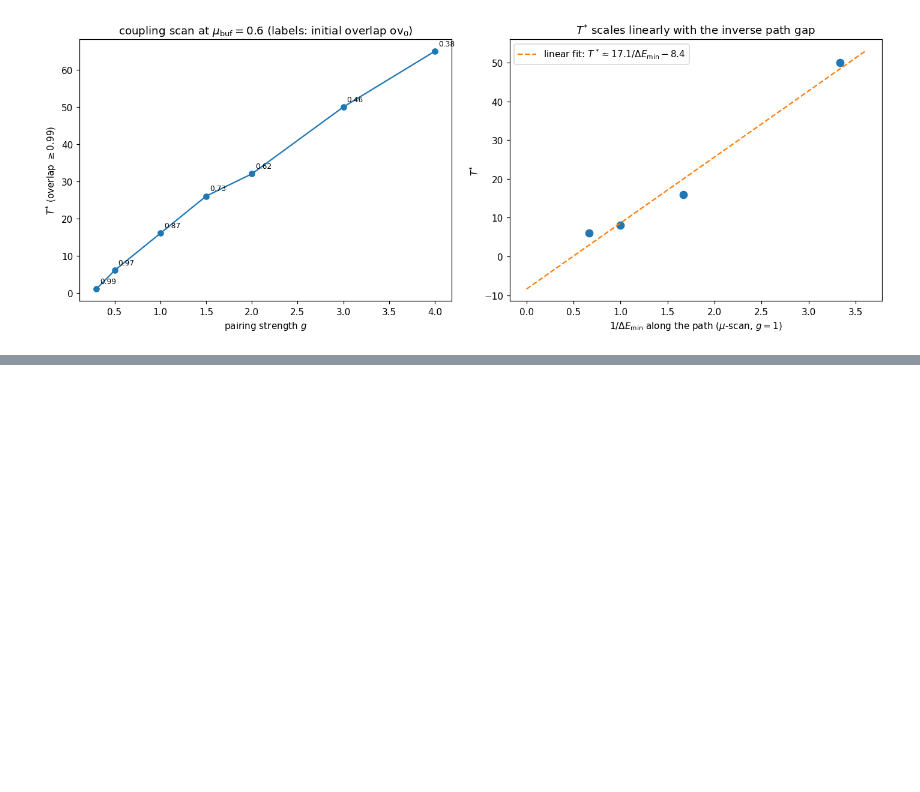
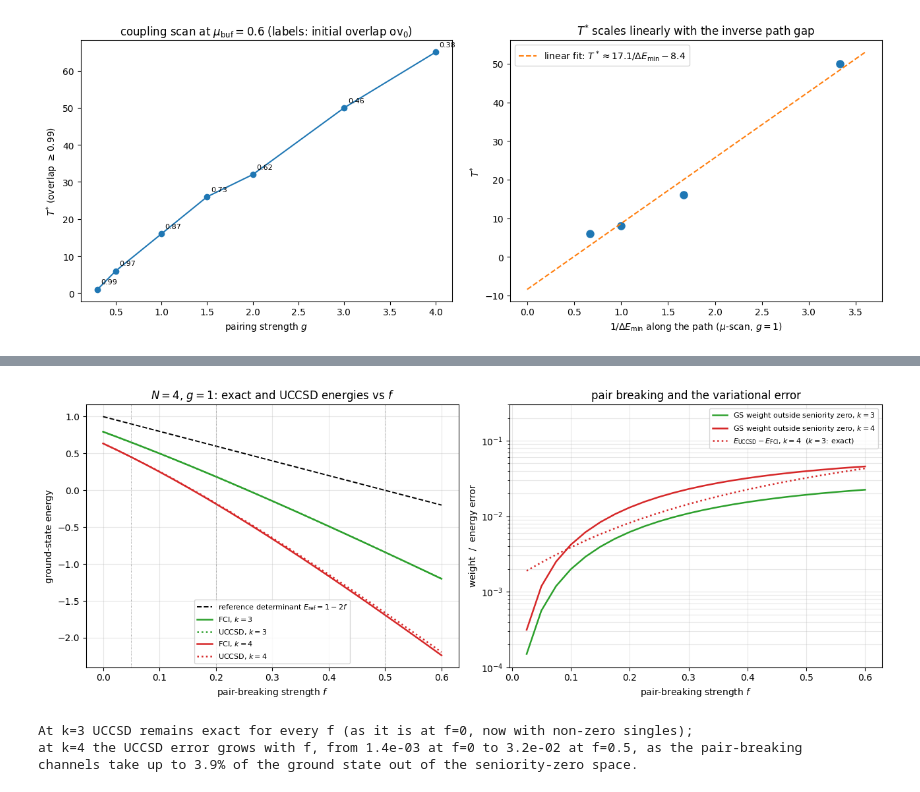
Before and after one commit to CompPhysics/QuantumComputingQuNorth, a Jupyter notebook: EigenQ/pairing-eigenq/notebooks/ResolutionRefPairing.ipynb, the cells around one changed output, grey strips where cells are left out. Saved outputs shown, nothing was run; the diff lists cells and outputs as text; code cells hidden in the pictures; blank space fills up the shorter version.

```diff
--- a/EigenQ/pairing-eigenq/notebooks/ResolutionRefPairing.ipynb
+++ b/EigenQ/pairing-eigenq/notebooks/ResolutionRefPairing.ipynb
@@ -1973,0 +2079,42 @@ mu_buf=1.50  min path gap=1.499  T*=6.0
+# %%
+# <!-- EXT:PH -->
+# ---- continuous f-scan at g=1: energies, pair breaking and the UCCSD error ----
+f_grid = np.linspace(0.0, 0.6, 25)
+curves = {k: dict(fci=[], uccsd=[], sen0=[]) for k in (3, 4)}
+for k in (3, 4):
+    su = pl.setup_uccsd(k, N); x0 = None
+    for f in f_grid:
+        H = pl.H_pairing_sparse(k, G, N, su['states'], su['index'], f=f)
+        w, V = np.linalg.eigh(H.toarray())
+        E, x0, _, _ = pl.uccsd_vqe(su, H, x0=x0)
+        curves[k]['fci'].append(w[0]); curves[k]['uccsd'].append(E)
+        curves[k]['sen0'].append(pl.seniority_weight(V[:, 0], k, su['states']))
+Eref_grid = np.array([pl.E_ref(N, G, f) for f in f_grid])
+
+fig, (axL, axR) = plt.subplots(1, 2, figsize=(13, 5))
+axL.plot(f_grid, Eref_grid, 'k--', lw=1.4, label=r'reference determinant $E_{\rm ref}=1-2f$')
+for k, c in [(3, 'C2'), (4, 'C3')]:
+    axL.plot(f_grid, curves[k]['fci'], c, lw=1.8, label=f'FCI, $k={k}$')
+    axL.plot(f_grid, curves[k]['uccsd'], c, ls=':', lw=1.8, label=f'UCCSD, $k={k}$')
+for f in FS[1:]:
+    axL.axvline(f, color='gray', lw=0.6, ls=':')
+axL.set_xlabel('pair-breaking strength $f$'); axL.set_ylabel('ground-state energy')
+axL.set_title('$N=4$, $g=1$: exact and UCCSD energies vs $f$'); axL.legend(fontsize=8); axL.grid(alpha=0.3)
+for k, c in [(3, 'C2'), (4, 'C3')]:
+    axR.semilogy(f_grid[1:], 1-np.array(curves[k]['sen0'][1:]), c, lw=1.8,
+                 label=f'GS weight outside seniority zero, $k={k}$')
+axR.semilogy(f_grid[1:], np.array(curves[4]['uccsd'][1:])-np.array(curves[4]['fci'][1:]),
+             'C3', ls=':', lw=1.8, label='$E_{\\rm UCCSD}-E_{\\rm FCI}$, $k=4$  ($k=3$: exact)')
+axR.set_ylim(1e-4, 0.3)
+axR.set_xlabel('pair-breaking strength $f$'); axR.set_ylabel('weight  /  energy error')
+axR.set_title('pair breaking and the variational error'); axR.legend(fontsize=8); axR.grid(alpha=0.3, which='both')
+plt.tight_layout(); plt.show()
+print("At k=3 UCCSD remains exact for every f (as it is at f=0, now with non-zero singles);")
+print("at k=4 the UCCSD error grows with f, from %.1e at f=0 to %.1e at f=0.5, as the pair-breaking"
+      % (bench[(4, 0.0)]['uccsd']-bench[(4, 0.0)]['fci'], bench[(4, 0.5)]['uccsd']-bench[(4, 0.5)]['fci']))
+print("channels take up to %.1f%% of the ground state out of the seniority-zero space." % (100*(1-bench[(4, 0.5)]['sen0'])))
+# %% [output]
+[figure, added]
+At k=3 UCCSD remains exact for every f (as it is at f=0, now with non-zero singles);
+at k=4 the UCCSD error grows with f, from 1.4e-03 at f=0 to 3.2e-02 at f=0.5, as the pair-breaking
+channels take up to 3.9% of the ground state out of the seniority-zero space.
```
Also changed, not shown: parts of 21 cells of this notebook, 16 other files.
